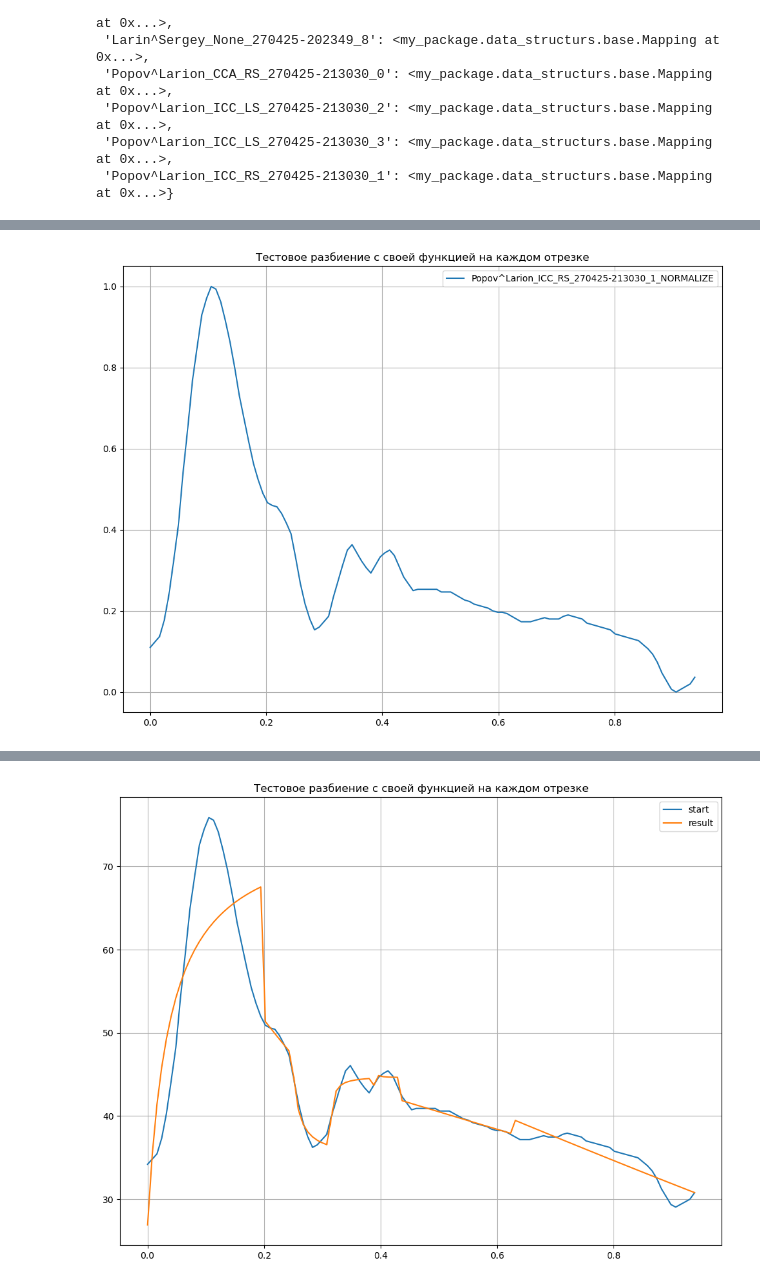
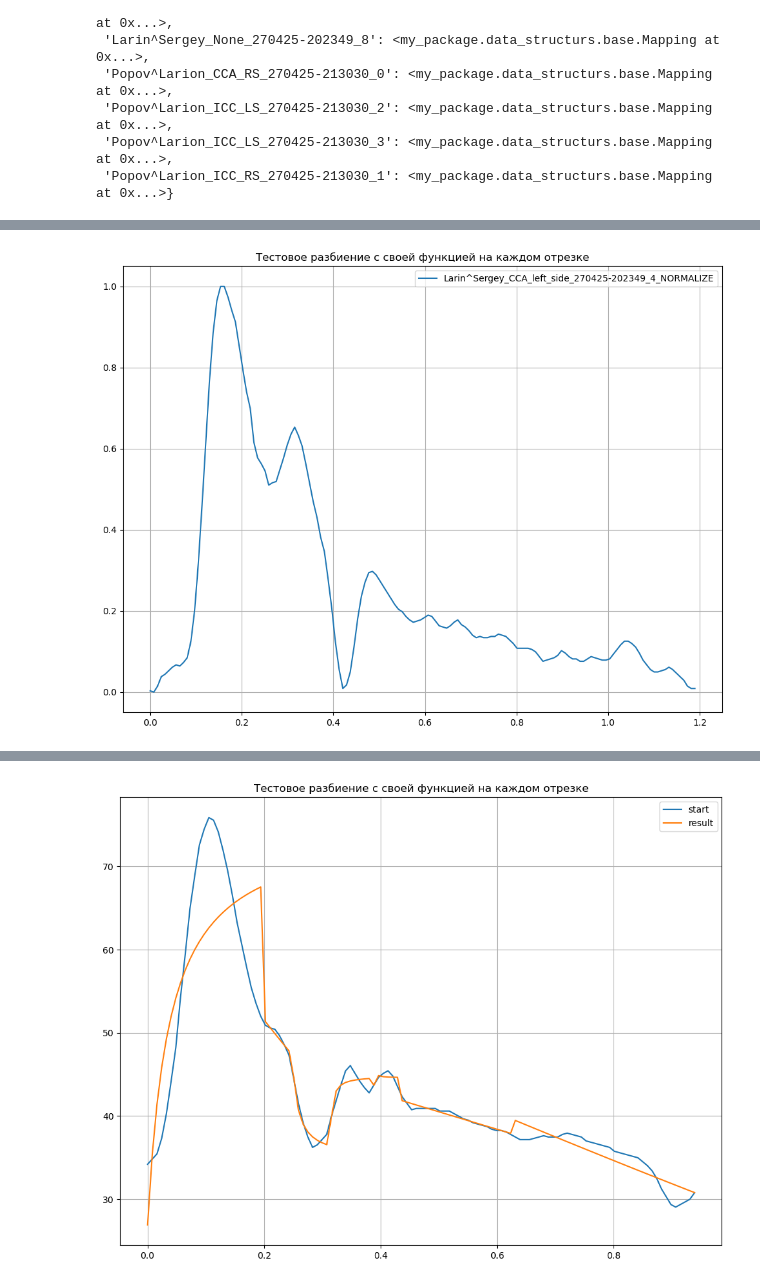
Before and after one commit to margelse/DopplerCurve, a Jupyter notebook: notebooks/projects/doppler_curve/approximation.ipynb, the cells around one changed output, grey strips where cells are left out. Drawn from its saved outputs; the diff is of its cells as text; code cells hidden in the pictures.

```diff
--- a/notebooks/projects/doppler_curve/approximation.ipynb
+++ b/notebooks/projects/doppler_curve/approximation.ipynb
@@ -156,10 +271,10 @@ smooth_mappings
 # %%
-mapping = smooth_mappings['Popov^Larion_ICC_RS_270425-213030_1']
+mapping = smooth_mappings['Larin^Sergey_CCA_left_side_270425-202349_4']
 visualizator = VisualizationPlots(
     (12, 9),
     'Тестовое разбиение с своей функцией на каждом отрезке',
     True
 )
 
-visualizator.create_plot([mapping.get_x()], [mapping.get_y()], ['Popov^Larion_ICC_RS_270425-213030_1'])
+visualizator.create_plot([mapping.get_x()], [mapping.get_y()], ['Larin^Sergey_CCA_left_side_270425-202349_4'])
 # %% [output]
@@ -167,8 +282,8 @@ visualizator.create_plot([mapping.get_x()], [mapping.get_y()], ['Popov^Larion_IC
 # %%
 clear_mapping = preprocessing_pipeline(mapping)
 normalize_obj = MinMaxNormalizeForMappings(clear_mapping)
 normalize_mapping = normalize_obj.normalize()
 
-visualizator.create_plot([normalize_mapping.get_x()], [normalize_mapping.get_y()], ['Popov^Larion_ICC_RS_270425-213030_1_NORMALIZE'])
+visualizator.create_plot([normalize_mapping.get_x()], [normalize_mapping.get_y()], ['Larin^Sergey_CCA_left_side_270425-202349_4_NORMALIZE'])
 # %% [output]
-[figure, old version]
+[figure, new version]
```
Also changed, not shown: parts of 6 cells of this notebook, 2 other files.
